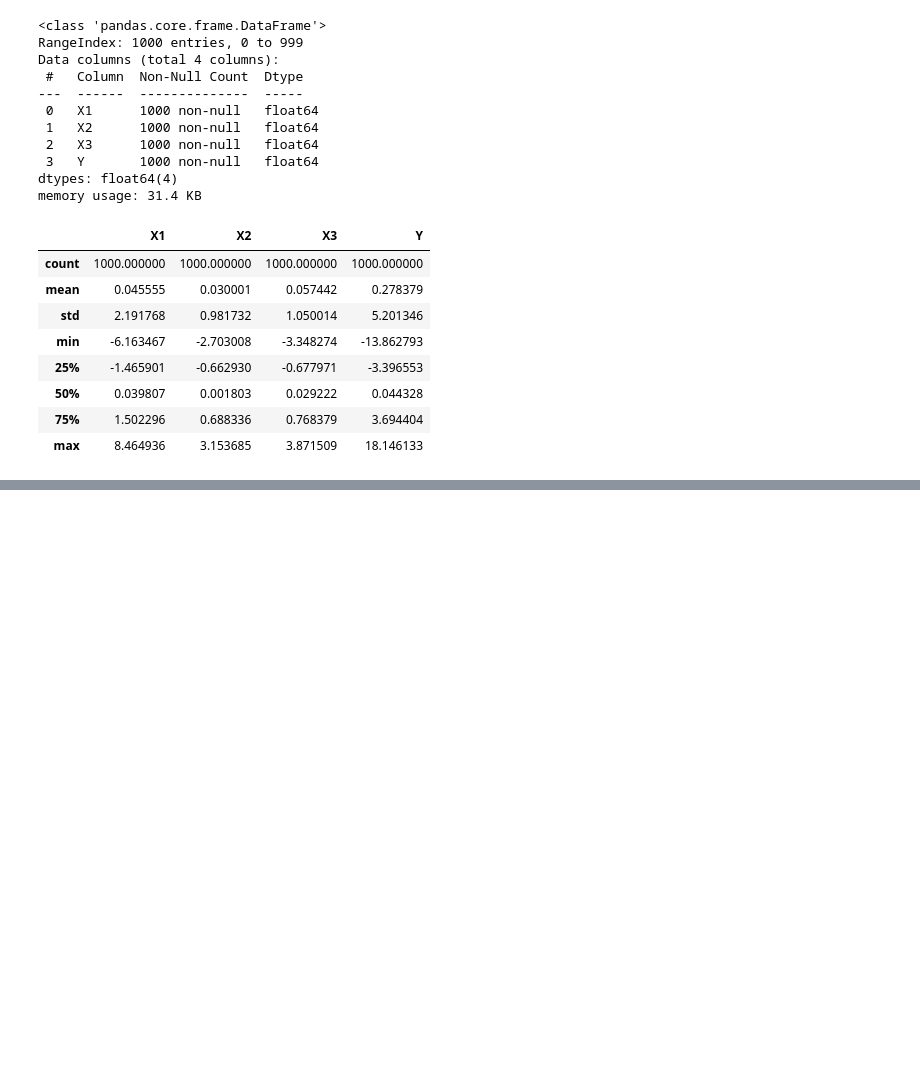
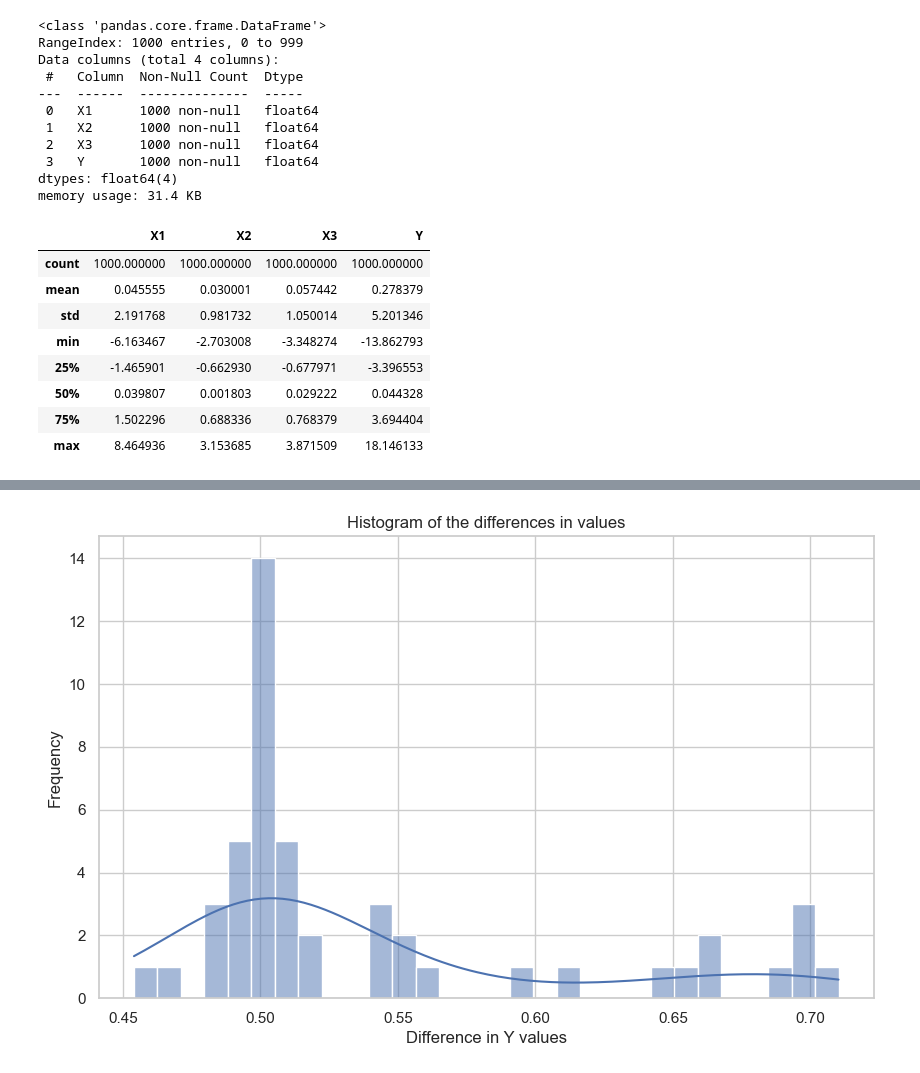
Before and after one commit to jtvon/2025-summer-mod-6, a Jupyter notebook: notebooks/Homework_1_notebook.ipynb, the cells around one changed output, grey strips where cells are left out. Cells and saved outputs as stored; diff of their text form; code cells hidden in the pictures; blank space fills up the shorter version.

```diff
--- a/notebooks/Homework_1_notebook.ipynb
+++ b/notebooks/Homework_1_notebook.ipynb
@@ -76,0 +205,17 @@ def regress(features, target):
+# %%
+# Find the nearest neighbors
+from sklearn.neighbors import NearestNeighbors
+
+# Find the best match of X = 0 and X = 1 based on the Z variable
+df2_X0 = df2[df2['X'] == 0]
+df2_X1 = df2[df2['X'] == 1]
+
+# Fit the nearest neightbors model based on the Z variable
+nbrs = NearestNeighbors(n_neighbors=1)
+model = nbrs.fit(df2_X0[['Z']])
+
+# Find the nearest neighbot for each point in df2_X0
+prediction = nbrs.kneighbors(df2_X1[['Z']])
+
+# Print out the results of the matches
+matched_controls = df2_X0.iloc[prediction[1].flatten()]
@@ -76,0 +234,10 @@ def regress(features, target):
+# %%
+# create hist plot of the values
+plt.figure(figsize=(10,6))
+sns.histplot(mean_diff_vals['Y'], bins=30, kde=True)
+plt.title("Histogram of the differences in values")
+plt.xlabel("Difference in Y values")
+plt.ylabel("Frequency")
+None
+# %% [output]
+[figure, added]
```
Also changed, not shown: parts of 16 cells of this notebook, 2 other files.
